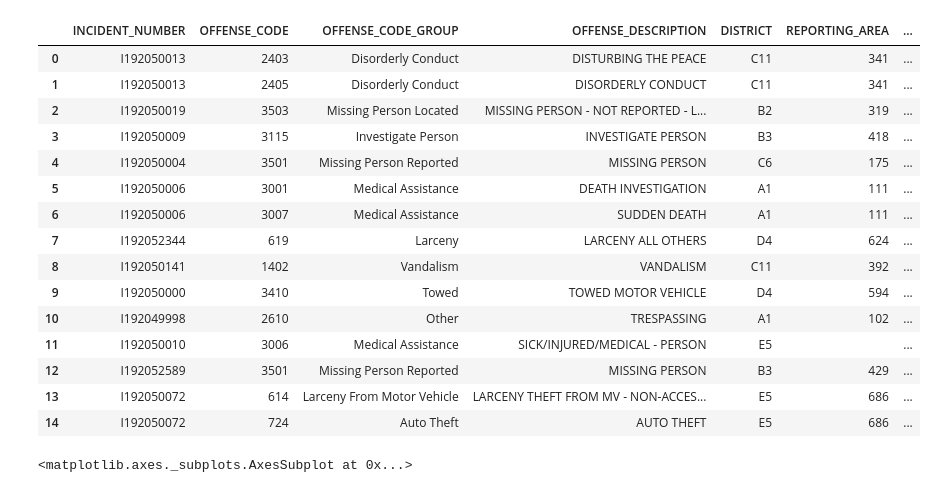
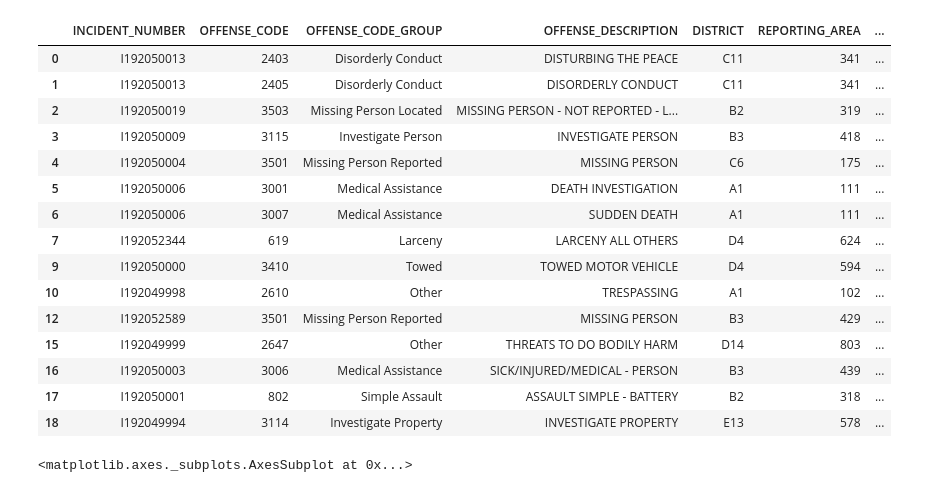
Before and after one commit to mitresh95/ImpactOfCrimeOnHousing, a Jupyter notebook: Project.ipynb, the cells around one changed output. Cells and saved outputs as stored; diff of their text form; code cells hidden in the pictures.

```diff
--- a/Project.ipynb
+++ b/Project.ipynb
@@ -10,34 +11,26 @@ import requests
 # %%
-fileURL = './crime_data_latest.csv'
+fileURL = './crime_data_zip.csv'
 crime_data = pd.read_csv(fileURL, header=0)
-# %%
-# Added a new column named range for easier further use.
-
-crime_data['RANGE'] = '0'
-crime_data.loc[((crime_data.YEAR == 2015) & (crime_data.MONTH >= 1)) | ((crime_data.YEAR == 2016) & (crime_data.MONTH <= 6)),'RANGE'] = '2015-2016'
-crime_data.loc[((crime_data.YEAR == 2016) & (crime_data.MONTH >= 1)) | ((crime_data.YEAR == 2017) & (crime_data.MONTH <= 6)),'RANGE'] = '2016-2017'
-crime_data.loc[((crime_data.YEAR == 2017) & (crime_data.MONTH >= 1)) | ((crime_data.YEAR == 2018) & (crime_data.MONTH <= 6)),'RANGE'] = '2017-2018'
-crime_data.loc[((crime_data.YEAR == 2018) & (crime_data.MONTH >= 1)) | ((crime_data.YEAR == 2019) & (crime_data.MONTH <= 6)),'RANGE'] = '2018-2019'
 # %%
-crime_data = crime_data.fillna(0)
+crime_data = crime_data.dropna(how="any")
 crime_data.head(15)
 # %% [output]
 |  | INCIDENT_NUMBER | OFFENSE_CODE | OFFENSE_CODE_GROUP | OFFENSE_DESCRIPTION | DISTRICT | REPORTING_AREA | ... |
 | 0 | I192050013 | 2403 | Disorderly Conduct | DISTURBING THE PEACE | C11 | 341 | ... |
 | 1 | I192050013 | 2405 | Disorderly Conduct | DISORDERLY CONDUCT | C11 | 341 | ... |
 | 2 | I192050019 | 3503 | Missing Person Located | MISSING PERSON - NOT REPORTED - L... | B2 | 319 | ... |
 | 3 | I192050009 | 3115 | Investigate Person | INVESTIGATE PERSON | B3 | 418 | ... |
 | 4 | I192050004 | 3501 | Missing Person Reported | MISSING PERSON | C6 | 175 | ... |
 | 5 | I192050006 | 3001 | Medical Assistance | DEATH INVESTIGATION | A1 | 111 | ... |
 | 6 | I192050006 | 3007 | Medical Assistance | SUDDEN DEATH | A1 | 111 | ... |
 | 7 | I192052344 | 619 | Larceny | LARCENY ALL OTHERS | D4 | 624 | ... |
-| 8 | I192050141 | 1402 | Vandalism | VANDALISM | C11 | 392 | ... |
 | 9 | I192050000 | 3410 | Towed | TOWED MOTOR VEHICLE | D4 | 594 | ... |
 | 10 | I192049998 | 2610 | Other | TRESPASSING | A1 | 102 | ... |
-| 11 | I192050010 | 3006 | Medical Assistance | SICK/INJURED/MEDICAL - PERSON | E5 |  | ... |
 | 12 | I192052589 | 3501 | Missing Person Reported | MISSING PERSON | B3 | 429 | ... |
-| 13 | I192050072 | 614 | Larceny From Motor Vehicle | LARCENY THEFT FROM MV - NON-ACCES... | E5 | 686 | ... |
-| 14 | I192050072 | 724 | Auto Theft | AUTO THEFT | E5 | 686 | ... |
+| 15 | I192049999 | 2647 | Other | THREATS TO DO BODILY HARM | D14 | 803 | ... |
+| 16 | I192050003 | 3006 | Medical Assistance | SICK/INJURED/MEDICAL - PERSON | B3 | 439 | ... |
+| 17 | I192050001 | 802 | Simple Assault | ASSAULT SIMPLE - BATTERY | B2 | 318 | ... |
+| 18 | I192049994 | 3114 | Investigate Property | INVESTIGATE PROPERTY | E13 | 578 | ... |
 # %%
 pd.value_counts(crime_data.OFFENSE_CODE_GROUP).plot.bar(figsize=(20,10))
 # %% [output]
```
Also changed, not shown: parts of 4 cells of this notebook, 1 other file.
